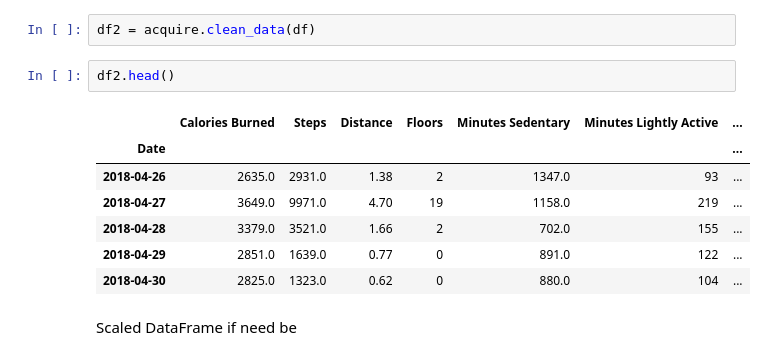
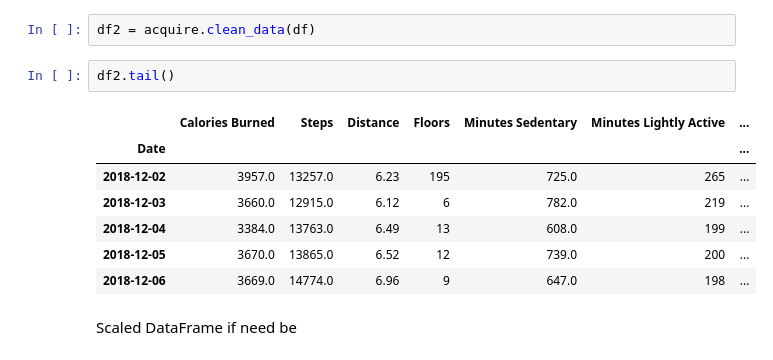
Before and after one commit to CrapWork/time-series, a Jupyter notebook: bare-bones.ipynb, the cells around one changed output. Saved outputs shown, nothing was run; the diff lists cells and outputs as text.

```diff
--- a/bare-bones.ipynb
+++ b/bare-bones.ipynb
@@ -34,15 +34,15 @@ Df2 is the prepared data, with no nulls and with all dtypes are numerical
 # %%
 df2 = acquire.clean_data(df)
 # %%
-df2.head()
+df2.tail()
 # %% [output]
 |  | Calories Burned | Steps | Distance | Floors | Minutes Sedentary | Minutes Lightly Active | ... |
 | Date |  |  |  |  |  |  | ... |
-| 2018-04-26 | 2635.0 | 2931.0 | 1.38 | 2 | 1347.0 | 93 | ... |
-| 2018-04-27 | 3649.0 | 9971.0 | 4.70 | 19 | 1158.0 | 219 | ... |
-| 2018-04-28 | 3379.0 | 3521.0 | 1.66 | 2 | 702.0 | 155 | ... |
-| 2018-04-29 | 2851.0 | 1639.0 | 0.77 | 0 | 891.0 | 122 | ... |
-| 2018-04-30 | 2825.0 | 1323.0 | 0.62 | 0 | 880.0 | 104 | ... |
+| 2018-12-02 | 3957.0 | 13257.0 | 6.23 | 195 | 725.0 | 265 | ... |
+| 2018-12-03 | 3660.0 | 12915.0 | 6.12 | 6 | 782.0 | 219 | ... |
+| 2018-12-04 | 3384.0 | 13763.0 | 6.49 | 13 | 608.0 | 199 | ... |
+| 2018-12-05 | 3670.0 | 13865.0 | 6.52 | 12 | 739.0 | 200 | ... |
+| 2018-12-06 | 3669.0 | 14774.0 | 6.96 | 9 | 647.0 | 198 | ... |
 # %% [markdown]
 Scaled DataFrame if need be
 # %%
```
Also changed, not shown: parts of 19 cells of this notebook, 1 other file.
